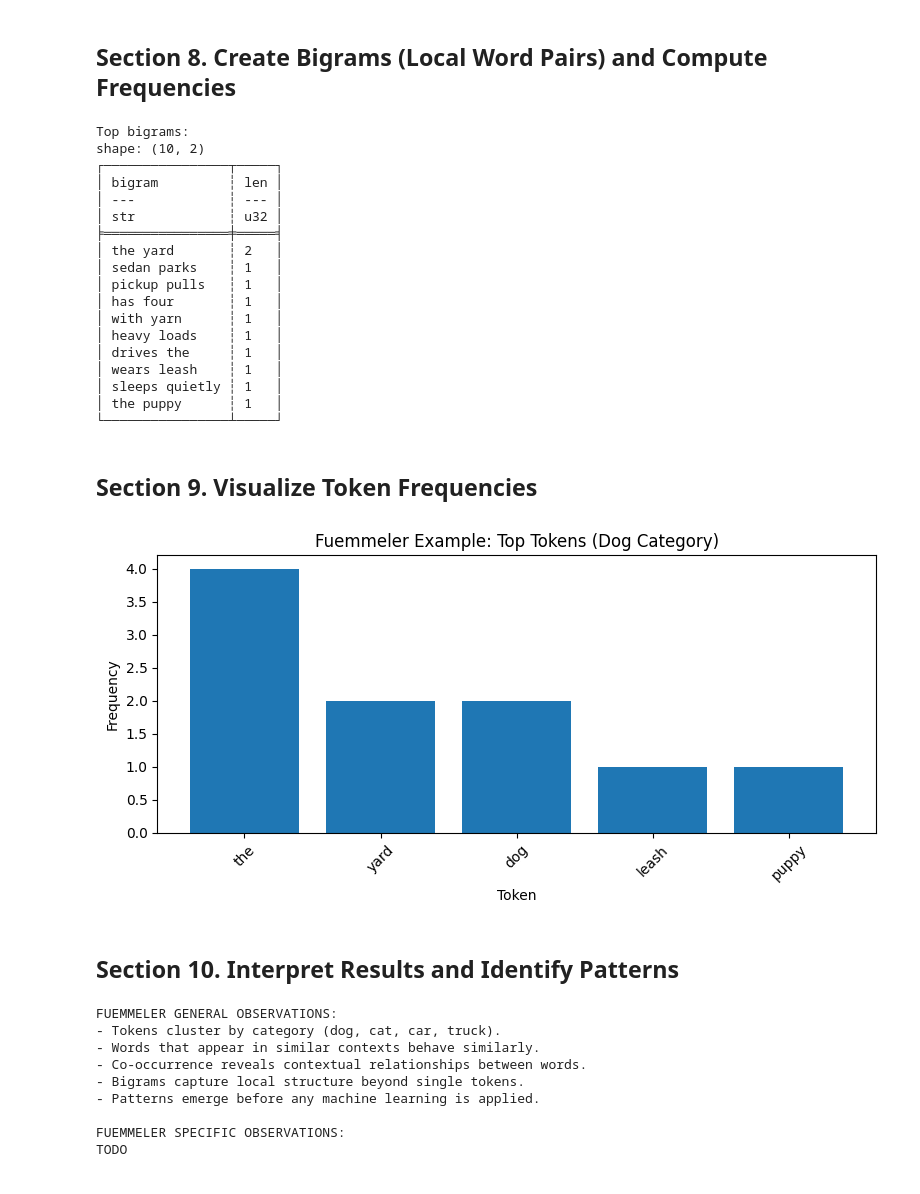
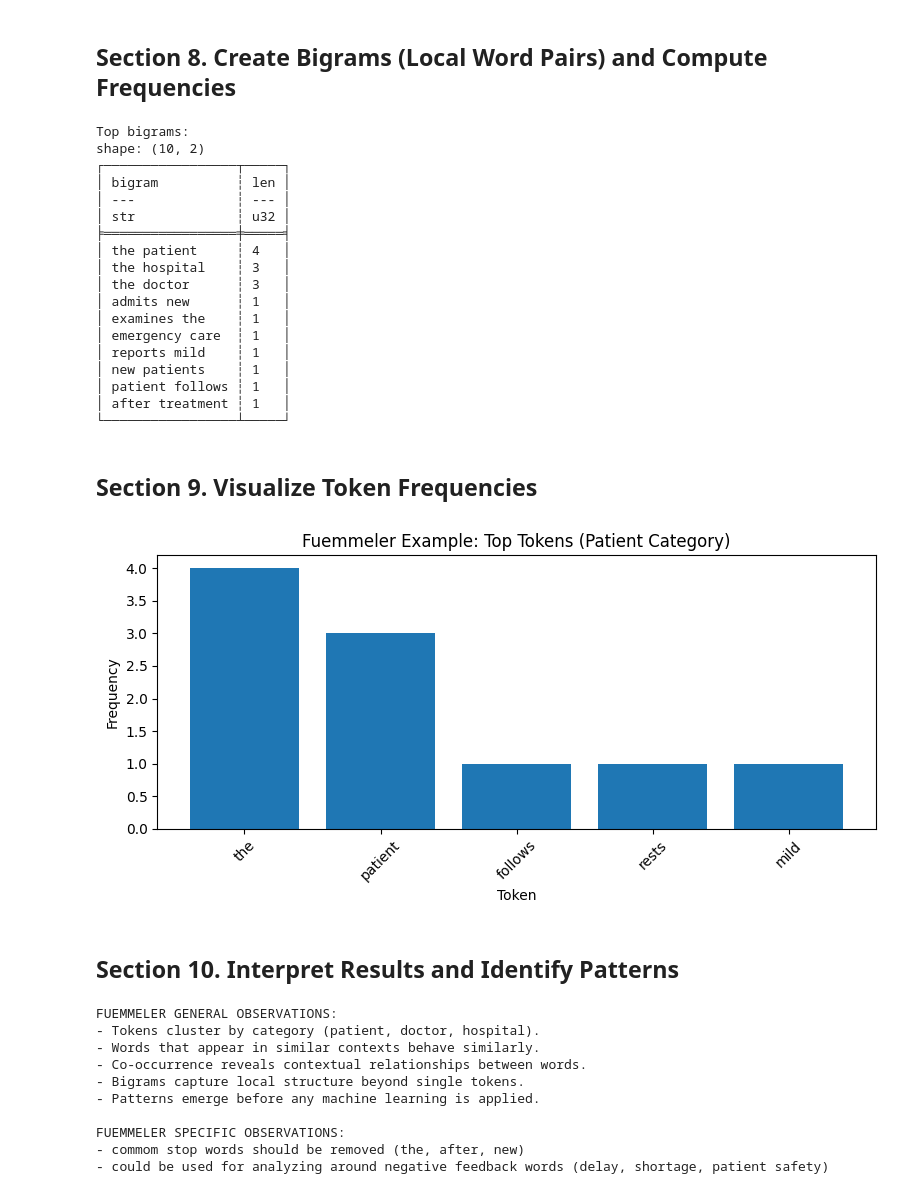
Before and after one commit to bfuemmeler/nlp-03-text-exploration, a Jupyter notebook: notebooks/nlp_corpus_explore_fuemmeler.ipynb, the cells around one changed output. Cells and saved outputs as stored; diff of their text form; code cells hidden in the pictures.

```diff
--- a/notebooks/nlp_corpus_explore_fuemmeler.ipynb
+++ b/notebooks/nlp_corpus_explore_fuemmeler.ipynb
@@ -104,20 +104,18 @@ LOG.info("Logger configured.")
 # Key:value pairs let us store the category and the text together.
 
 corpus = [
-    {"category": "dog", "text": "A dog barks loudly."},
-    {"category": "dog", "text": "The puppy runs in the yard."},
-    {"category": "dog", "text": "A canine wears a leash."},
-    {"category": "dog", "text": "The dog ran across the yard."},
-    {"category": "cat", "text": "A cat sleeps quietly."},
-    {"category": "cat", "text": "The kitten plays with yarn."},
-    {"category": "cat", "text": "A feline purrs softly."},
-    {"category": "cat", "text": "The cat slept near the window."},
-    {"category": "car", "text": "A car drives on the road."},
-    {"category": "car", "text": "The sedan parks in the garage."},
-    {"category": "car", "text": "A vehicle has four wheels."},
-    {"category": "truck", "text": "A truck carries cargo."},
-    {"category": "truck", "text": "The pickup pulls a trailer."},
-    {"category": "truck", "text": "The truck hauls heavy loads."},
+    # Patients
+    {"category": "patient", "text": "The patient reports mild pain."},
+    {"category": "patient", "text": "The patient rests after treatment."},
+    {"category": "patient", "text": "The patient follows the care plan."},
+    # Doctors
+    {"category": "doctor", "text": "The doctor examines the patient."},
+    {"category": "doctor", "text": "The doctor prescribes medication."},
+    {"category": "doctor", "text": "The doctor reviews the results."},
+    # Hospitals
+    {"category": "hospital", "text": "The hospital admits new patients."},
+    {"category": "hospital", "text": "The hospital provides emergency care."},
+    {"category": "hospital", "text": "The hospital manages patient records."},
 ]
 
 print(f"Corpus contains {len(corpus)} documents.")
@@ -363,55 +361,55 @@ print(bigram_freq_df.head(10))
 # %% [output]
 Top bigrams:
 shape: (10, 2)
-┌────────────────┬─────┐
-│ bigram         ┆ len │
-│ ---            ┆ --- │
-│ str            ┆ u32 │
-╞════════════════╪═════╡
-│ the yard       ┆ 2   │
-│ sedan parks    ┆ 1   │
-│ pickup pulls   ┆ 1   │
-│ has four       ┆ 1   │
-│ with yarn      ┆ 1   │
-│ heavy loads    ┆ 1   │
-│ drives the     ┆ 1   │
-│ wears leash    ┆ 1   │
-│ sleeps quietly ┆ 1   │
-│ the puppy      ┆ 1   │
-└────────────────┴─────┘
+┌─────────────────┬─────┐
+│ bigram          ┆ len │
+│ ---             ┆ --- │
+│ str             ┆ u32 │
+╞═════════════════╪═════╡
+│ the patient     ┆ 4   │
+│ the hospital    ┆ 3   │
+│ the doctor      ┆ 3   │
+│ admits new      ┆ 1   │
+│ examines the    ┆ 1   │
+│ emergency care  ┆ 1   │
+│ reports mild    ┆ 1   │
+│ new patients    ┆ 1   │
+│ patient follows ┆ 1   │
+│ after treatment ┆ 1   │
+└─────────────────┴─────┘
 # %% [markdown]
 ## Section 9. Visualize Token Frequencies
 # %%
 # Section 9 Python cell
 
 # Define a new DataFrame that filters the category frequency DataFrame
 # to get the top 5 tokens for the "dog" category.
-dog_df = category_freq_df.filter(pl.col("category") == "dog").head(5)
+patient_df = category_freq_df.filter(pl.col("category") == "patient").head(5)
 
 # Create a figure that is 8 inches wide and 4 inches tall
 plt.figure(figsize=(8, 4))
 
 # Add a bar chart to the figure using the tokens as the x-axis and their frequencies as the y-axis.
-plt.bar(dog_df["token"], dog_df["len"])
+plt.bar(patient_df["token"], patient_df["len"])
 
 # Define the x-axis tick parameters to rotate the labels by 45 degrees for better readability.
 # The gca() function gets the current axes of the plot, and tick_params() is used to set the rotation of the x-axis labels.
 ax = plt.gca()
 ax.tick_params(axis="x", labelrotation=45)
 
 # Set the title and labels for the axes of the plot.
-plt.title("Fuemmeler Example: Top Tokens (Dog Category)")
+plt.title("Fuemmeler Example: Top Tokens (Patient Category)")
 plt.xlabel("Token")
 plt.ylabel("Frequency")
 
 # Adjust the layout of the plot to prevent overlap and ensure everything fits well.
 plt.tight_layout()
 
 # Display the plot on the screen.
 # The execution of the script will pause until the plot window is closed.
 plt.show()
 # %% [output]
-[figure, old version]
+[figure, new version]
 # %% [markdown]
 ## Section 10. Interpret Results and Identify Patterns
 # %%
@@ -420,24 +418,28 @@ plt.show()
 
 print("\nFUEMMELER GENERAL OBSERVATIONS:")
 
-print("- Tokens cluster by category (dog, cat, car, truck).")
+print("- Tokens cluster by category (patient, doctor, hospital).")
 print("- Words that appear in similar contexts behave similarly.")
 print("- Co-occurrence reveals contextual relationships between words.")
 print("- Bigrams capture local structure beyond single tokens.")
 print("- Patterns emerge before any machine learning is applied.")
 
 print("\nFUEMMELER SPECIFIC OBSERVATIONS:")
-print("TODO")
+print("- commom stop words should be removed (the, after, new)")
+print(
+    "- could be used for analyzing around negative feedback words (delay, shortage, patient safety)"
+)
 # %% [output]
 FUEMMELER GENERAL OBSERVATIONS:
-- Tokens cluster by category (dog, cat, car, truck).
+- Tokens cluster by category (patient, doctor, hospital).
 - Words that appear in similar contexts behave similarly.
 - Co-occurrence reveals contextual relationships between words.
 - Bigrams capture local structure beyond single tokens.
 - Patterns emerge before any machine learning is applied.
 
 FUEMMELER SPECIFIC OBSERVATIONS:
-TODO
+- commom stop words should be removed (the, after, new)
+- could be used for analyzing around negative feedback words (delay, shortage, patient safety)
 # %%
 # Final Python cell
 
```
Also changed, not shown: parts of 8 cells of this notebook, 2 other files.
